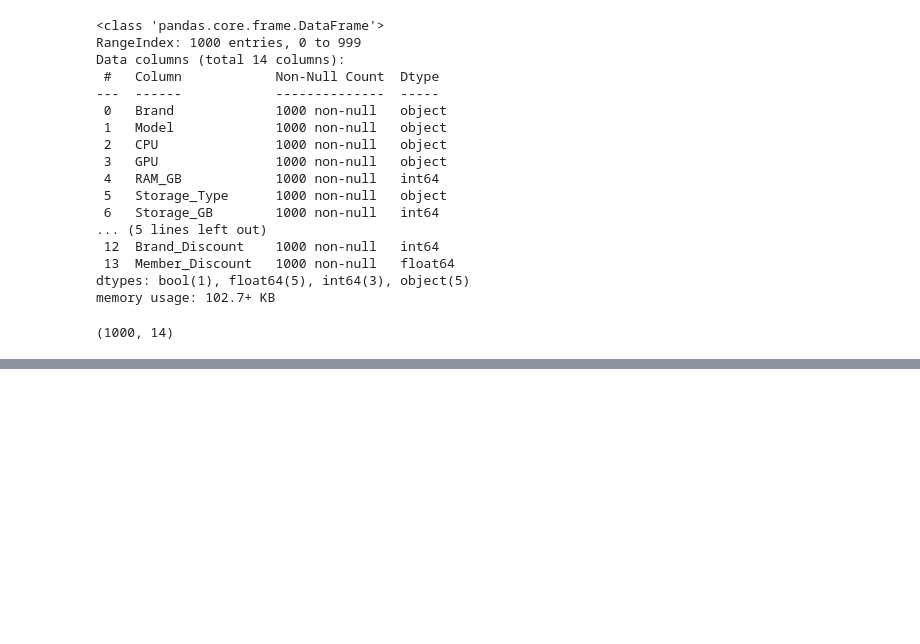
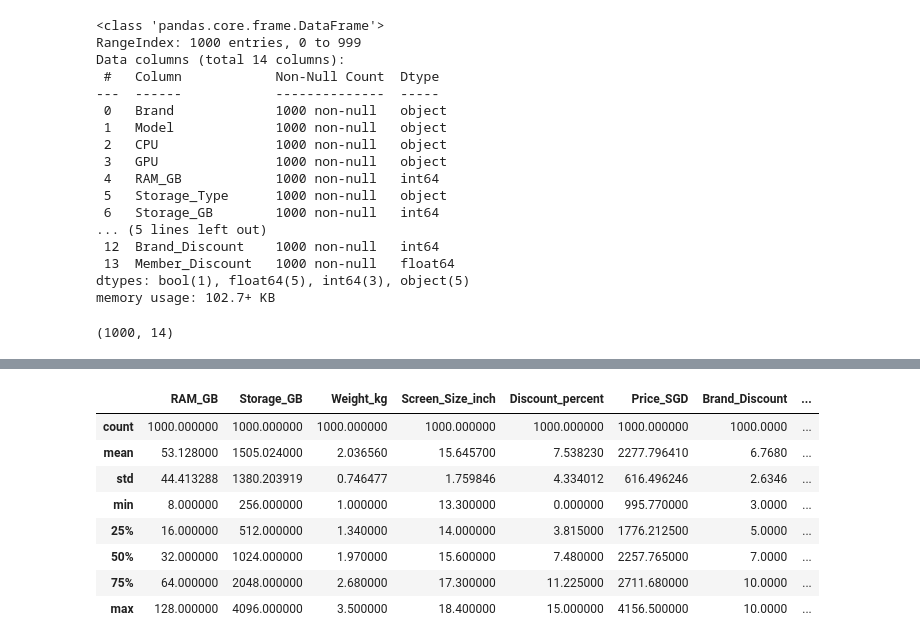
Before and after one commit to Jhonald73/TPproj_github, a Jupyter notebook: Main.ipynb, the cells around one changed output, grey strips where cells are left out. Cells and saved outputs as stored; diff of their text form; code cells hidden in the pictures; blank space fills up the shorter version.

```diff
--- a/Main.ipynb
+++ b/Main.ipynb
@@ -65,0 +85,16 @@ df.shape
+# %%
+import pandas as pd
+import numpy as np
+
+# Assuming df is your DataFrame
+df.describe()
+# %% [output]
+|  | RAM_GB | Storage_GB | Weight_kg | Screen_Size_inch | Discount_percent | Price_SGD | Brand_Discount | ... |
+| count | 1000.000000 | 1000.000000 | 1000.000000 | 1000.000000 | 1000.000000 | 1000.000000 | 1000.0000 | ... |
+| mean | 53.128000 | 1505.024000 | 2.036560 | 15.645700 | 7.538230 | 2277.796410 | 6.7680 | ... |
+| std | 44.413288 | 1380.203919 | 0.746477 | 1.759846 | 4.334012 | 616.496246 | 2.6346 | ... |
+| min | 8.000000 | 256.000000 | 1.000000 | 13.300000 | 0.000000 | 995.770000 | 3.0000 | ... |
+| 25% | 16.000000 | 512.000000 | 1.340000 | 14.000000 | 3.815000 | 1776.212500 | 5.0000 | ... |
+| 50% | 32.000000 | 1024.000000 | 1.970000 | 15.600000 | 7.480000 | 2257.765000 | 7.0000 | ... |
+| 75% | 64.000000 | 2048.000000 | 2.680000 | 17.300000 | 11.225000 | 2711.680000 | 10.0000 | ... |
+| max | 128.000000 | 4096.000000 | 3.500000 | 18.400000 | 15.000000 | 4156.500000 | 10.0000 | ... |
```
Also changed, not shown: parts of 1 cell of this notebook.
